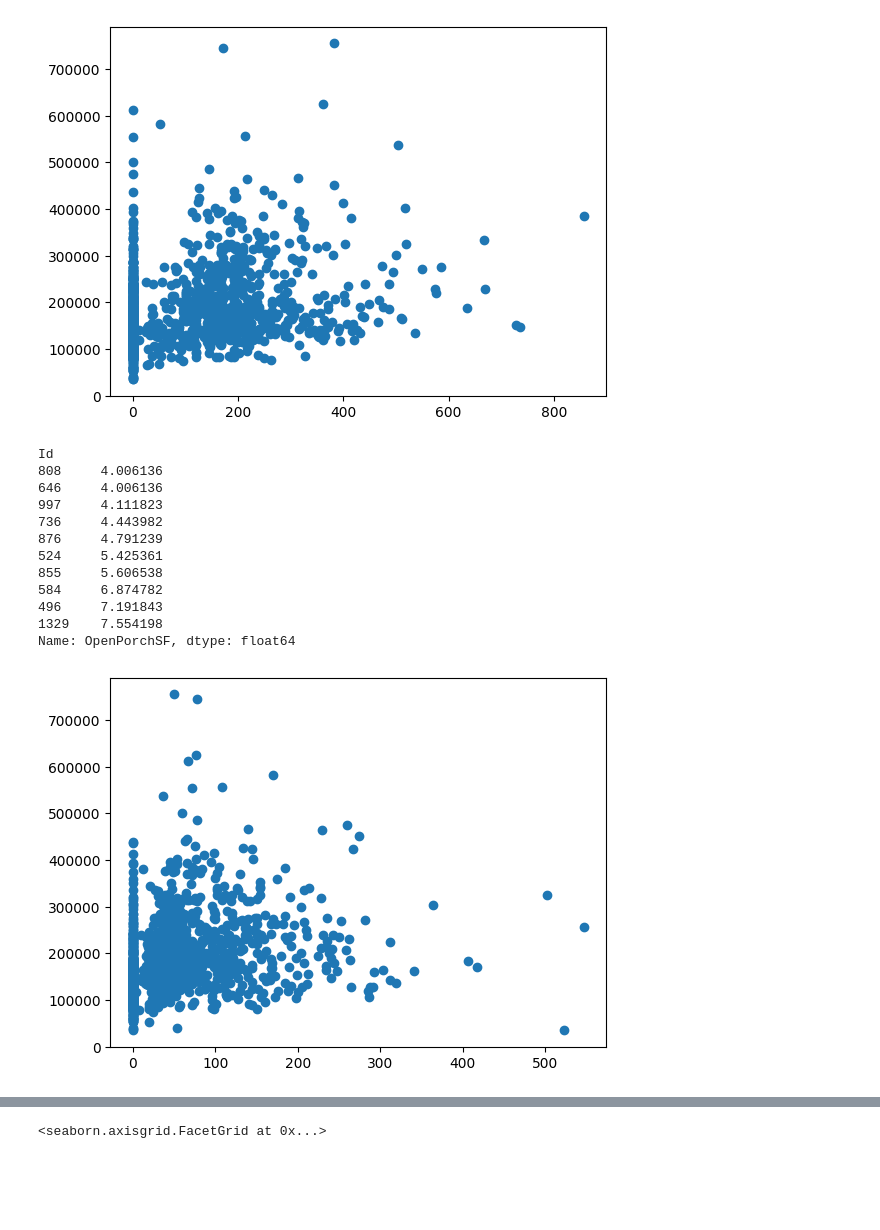
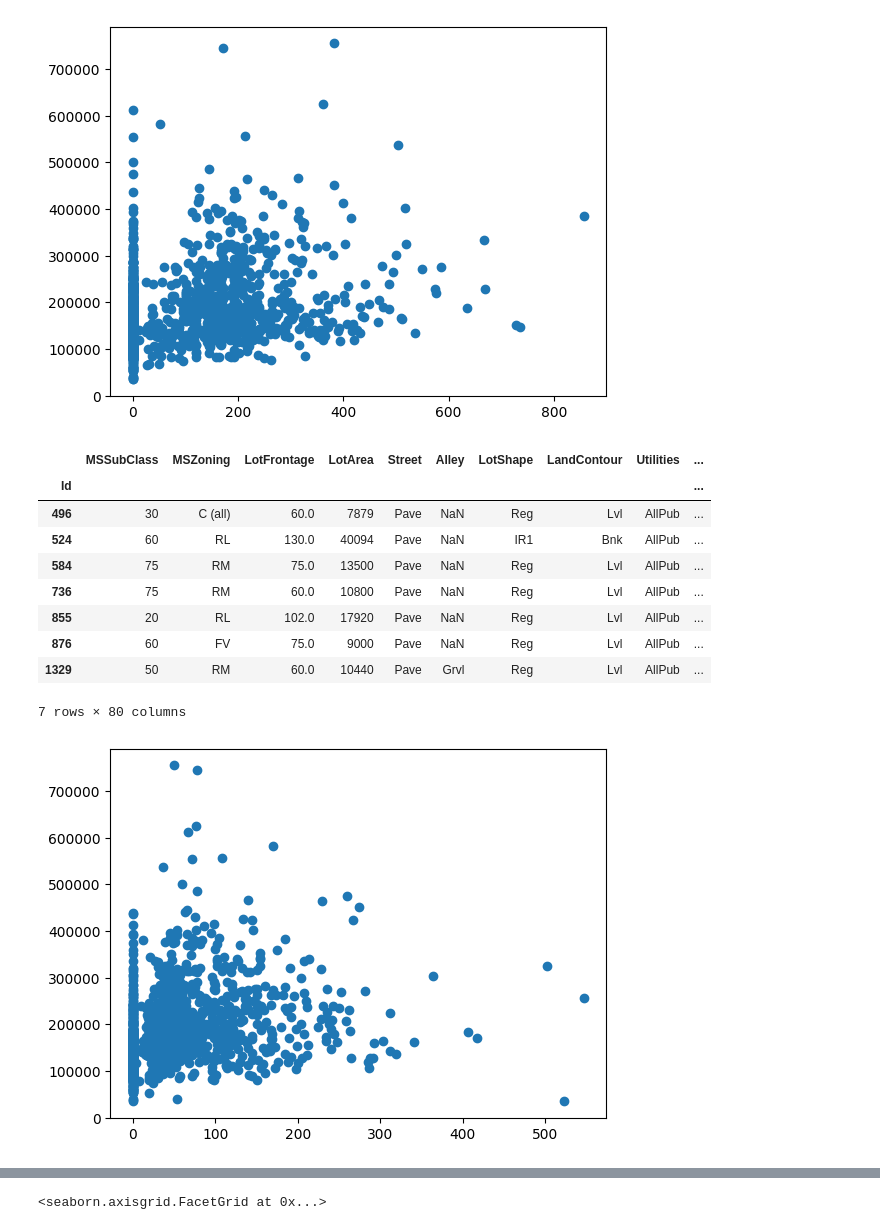
Before and after one commit to krisburke/house-price-prediction-capstone, a Jupyter notebook: notebook/house-price-prediction.ipynb, the cells around one changed output, grey strips where cells are left out. Drawn from its saved outputs; the diff is of its cells as text; code cells hidden in the pictures; blank space fills up the shorter version.

```diff
--- a/notebook/house-price-prediction.ipynb
+++ b/notebook/house-price-prediction.ipynb
@@ -439,20 +519,18 @@ Name: WoodDeckSF, dtype: float64
 [figure]
 # %%
 plt.scatter(x='OpenPorchSF', y='SalePrice', data=X)
-stats.zscore(X['OpenPorchSF']).sort_values().tail(10)
-# X.query('OpenPorchSF > 325') # Outliers: 496, 524, 584, 855, 1329, 736, 876
-# Note: the tutorial only removed 496 here
+X.query('OpenPorchSF > 325')
+# Outliers: 1329, 496, 524,
+# Potential Outliers: 584, 855
 # %% [output]
+|  | MSSubClass | MSZoning | LotFrontage | LotArea | Street | Alley | LotShape | LandContour | Utilities | ... |
+| Id |  |  |  |  |  |  |  |  |  | ... |
+| 496 | 30 | C (all) | 60.0 | 7879 | Pave | NaN | Reg | Lvl | AllPub | ... |
+| 524 | 60 | RL | 130.0 | 40094 | Pave | NaN | IR1 | Bnk | AllPub | ... |
+| 584 | 75 | RM | 75.0 | 13500 | Pave | NaN | Reg | Lvl | AllPub | ... |
+| 736 | 75 | RM | 60.0 | 10800 | Pave | NaN | Reg | Lvl | AllPub | ... |
+| 855 | 20 | RL | 102.0 | 17920 | Pave | NaN | Reg | Lvl | AllPub | ... |
+| 876 | 60 | FV | 75.0 | 9000 | Pave | NaN | Reg | Lvl | AllPub | ... |
+| 1329 | 50 | RM | 60.0 | 10440 | Pave | Grvl | Reg | Lvl | AllPub | ... |
-Id
-808     4.006136
-646     4.006136
-997     4.111823
-736     4.443982
-876     4.791239
-524     5.425361
-855     5.606538
-584     6.874782
-496     7.191843
-1329    7.554198
-Name: OpenPorchSF, dtype: float64
+7 rows × 80 columns
 [figure]
```
Also changed, not shown: parts of 46 cells of this notebook.
